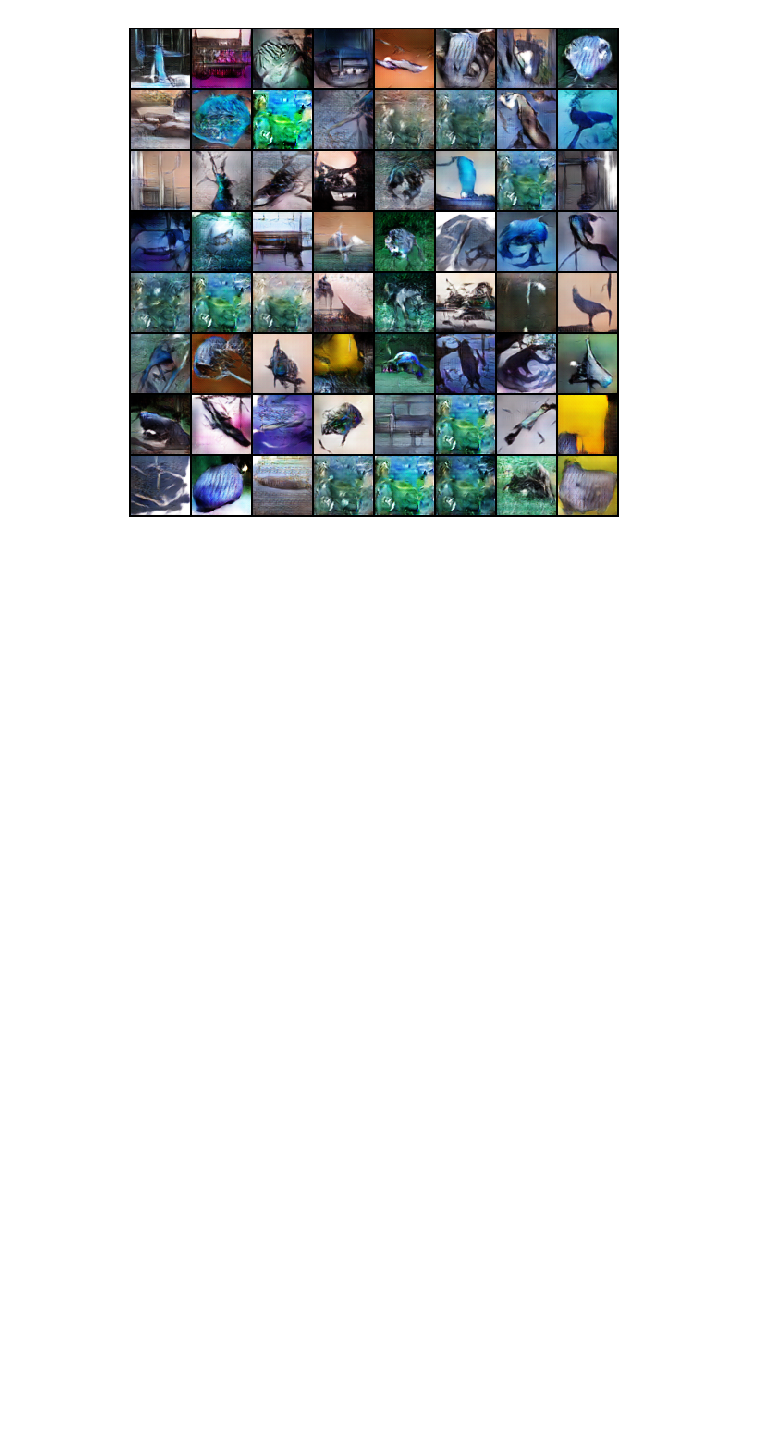
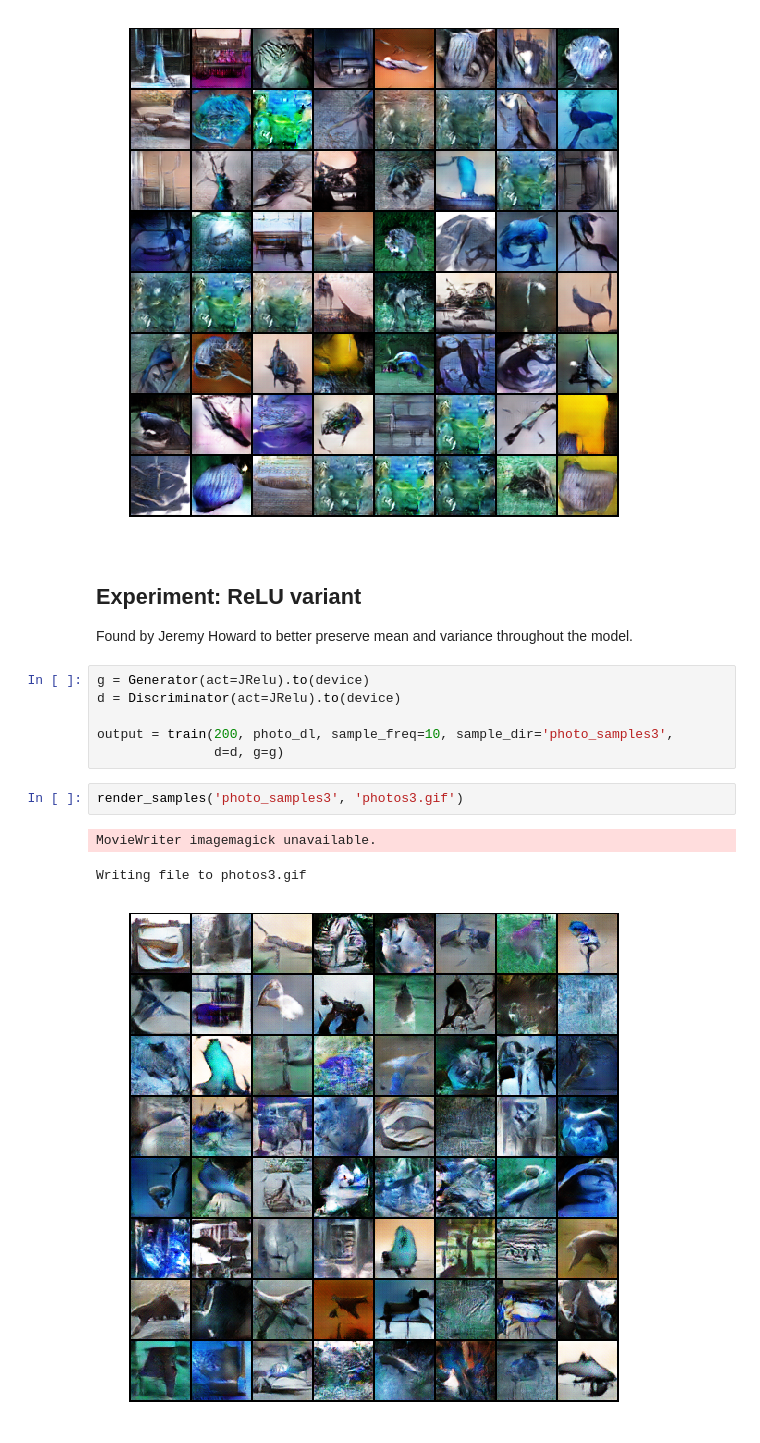
Before and after one commit to hdmamin/GAN-architectures, a Jupyter notebook: dcgan_experiments.ipynb, the cells around one changed output. Cells and saved outputs as stored; diff of their text form; blank space fills up the shorter version.

Commit message:
jrelu train

```diff
--- a/dcgan_experiments.ipynb
+++ b/dcgan_experiments.ipynb
@@ -46,3 +47,18 @@ render_samples('photo_samples2', 'photos.gif')
 MovieWriter imagemagick unavailable.
 Writing file to photos.gif
 [figure]
+# %% [markdown]
+## Experiment: ReLU variant
+Found by Jeremy Howard to better preserve mean and variance throughout the model.
+# %%
+g = Generator(act=JRelu).to(device)
+d = Discriminator(act=JRelu).to(device)
+
+output = train(200, photo_dl, sample_freq=10, sample_dir='photo_samples3',
+               d=d, g=g)
+# %%
+render_samples('photo_samples3', 'photos3.gif')
+# %% [output]
+MovieWriter imagemagick unavailable.
+Writing file to photos3.gif
+[figure, added]
```
Also changed, not shown: parts of 4 cells of this notebook, 1 other file.
